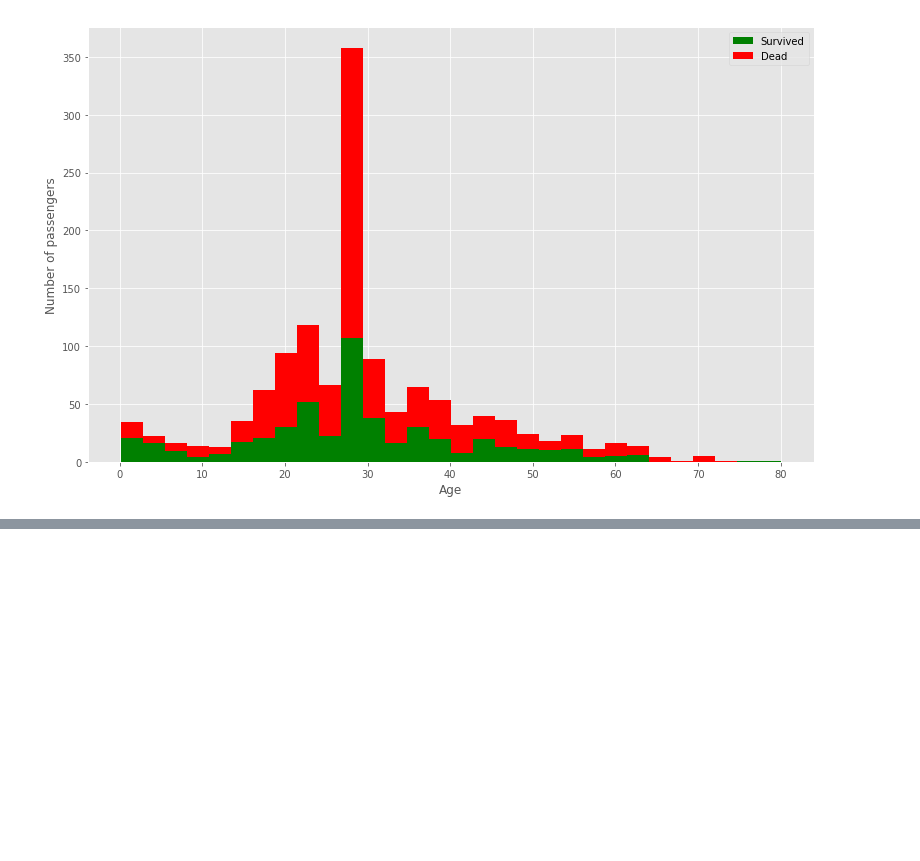
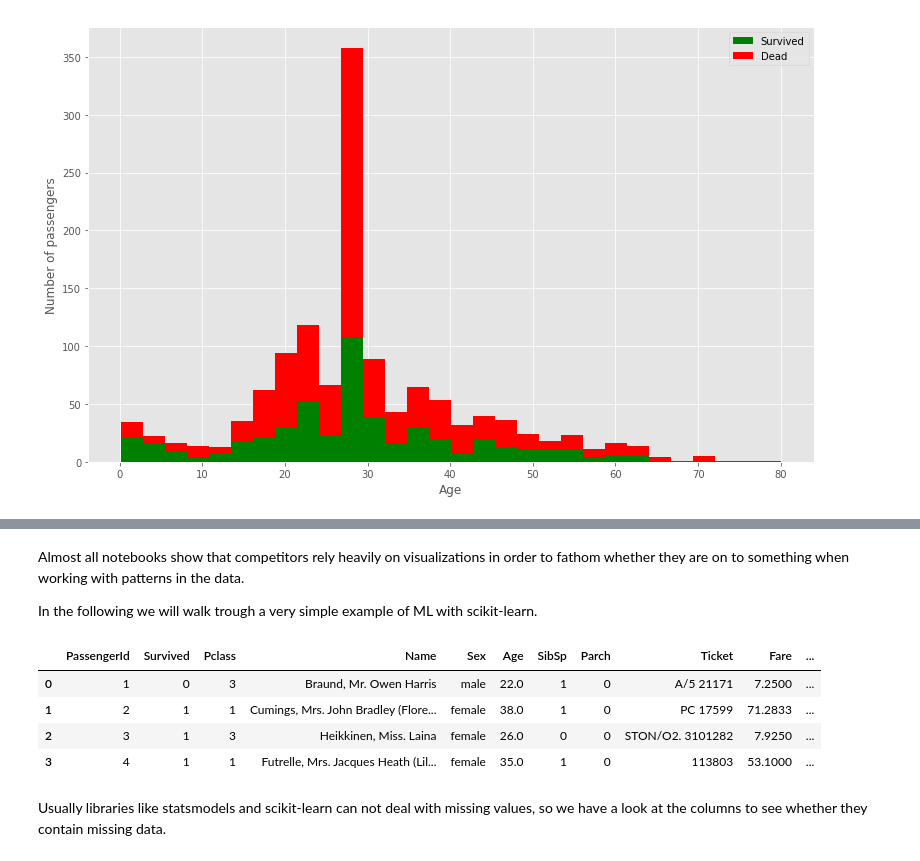
Before and after one commit to eur-nl/bootcamps, a Jupyter notebook: faector_bc/02_pandas_titanic.ipynb, the cells around one changed output, grey strips where cells are left out. Cells and saved outputs as stored; diff of their text form; code cells hidden in the pictures; blank space fills up the shorter version.

```diff
--- a/faector_bc/02_pandas_titanic.ipynb
+++ b/faector_bc/02_pandas_titanic.ipynb
@@ -266,0 +273,17 @@ The crosstab and this chart seem to confirm that one old code of conduct that sa
+# %% [markdown]
+Almost all notebooks show that competitors rely heavily on visualizations in order to fathom whether they are on to something when working with patterns in the data.
+
+In the following we will walk trough a very simple example of ML with scikit-learn.
+# %%
+train = pd.read_csv('data/train.csv')
+test = pd.read_csv('data/test.csv')
+# %%
+train[:4]
+# %% [output]
+|  | PassengerId | Survived | Pclass | Name | Sex | Age | SibSp | Parch | Ticket | Fare | ... |
+| 0 | 1 | 0 | 3 | Braund, Mr. Owen Harris | male | 22.0 | 1 | 0 | A/5 21171 | 7.2500 | ... |
+| 1 | 2 | 1 | 1 | Cumings, Mrs. John Bradley (Flore... | female | 38.0 | 1 | 0 | PC 17599 | 71.2833 | ... |
+| 2 | 3 | 1 | 3 | Heikkinen, Miss. Laina | female | 26.0 | 0 | 0 | STON/O2. 3101282 | 7.9250 | ... |
+| 3 | 4 | 1 | 1 | Futrelle, Mrs. Jacques Heath (Lil... | female | 35.0 | 1 | 0 | 113803 | 53.1000 | ... |
+# %% [markdown]
+Usually libraries like statsmodels and scikit-learn can not deal with missing values, so we have a look at the columns to see whether they contain missing data.
```
Also changed, not shown: parts of 24 cells of this notebook, 1 other file.
